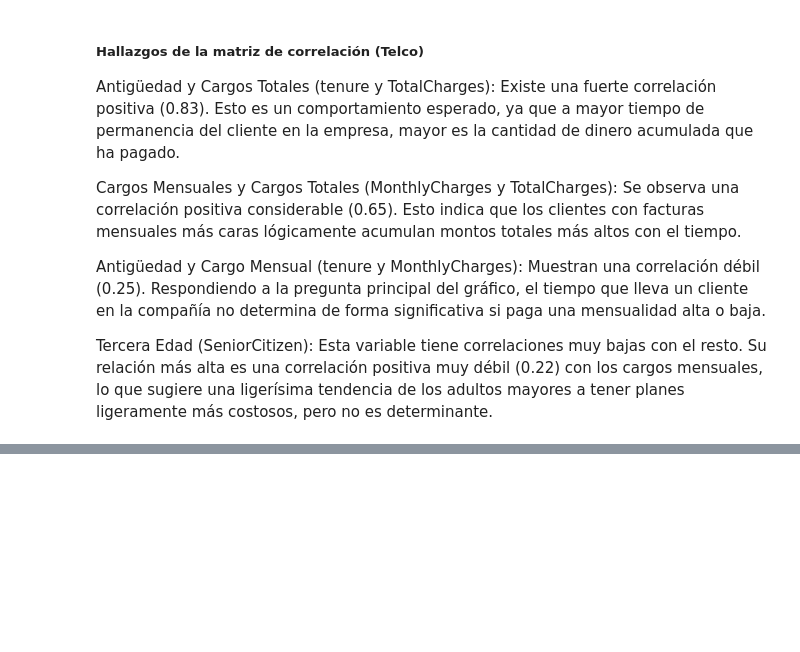
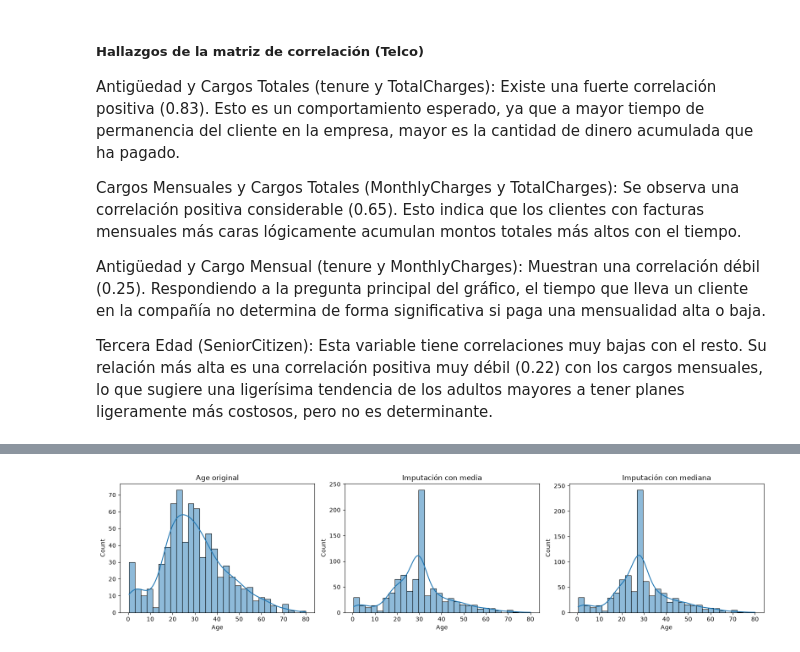
Before and after one commit to IanRey692/IA, a Jupyter notebook: P2/notebooks/EDA_Limpieza.ipynb, the cells around one changed output, grey strips where cells are left out. Cells and saved outputs as stored; diff of their text form; code cells hidden in the pictures; blank space fills up the shorter version.

```diff
--- a/P2/notebooks/EDA_Limpieza.ipynb
+++ b/P2/notebooks/EDA_Limpieza.ipynb
@@ -490,0 +539,11 @@ Tercera Edad (SeniorCitizen): Esta variable tiene correlaciones muy bajas con el
+# %%
+titanic_A = df_titanic.copy()
+titanic_B = df_titanic.copy()
+
+media_age = df_titanic['Age'].mean()
+mediana_age = df_titanic['Age'].median()
+moda_embarked = df_titanic['Embarked'].mode()[0]
+
+print(f"Media de Age: {media_age:.2f}")
+print(f"Mediana de Age: {mediana_age:.2f}")
+print(f"Moda de Embarked: {moda_embarked}")
@@ -490,0 +556,8 @@ Tercera Edad (SeniorCitizen): Esta variable tiene correlaciones muy bajas con el
+# %%
+# Indicadores de ausencia
+
+titanic_A['Age_missing'] = titanic_A['Age'].isna().astype(int)
+titanic_A['Embarked_missing'] = titanic_A['Embarked'].isna().astype(int)
+
+titanic_B['Age_missing'] = titanic_B['Age'].isna().astype(int)
+titanic_B['Embarked_missing'] = titanic_B['Embarked'].isna().astype(int)
@@ -490,0 +566,10 @@ Tercera Edad (SeniorCitizen): Esta variable tiene correlaciones muy bajas con el
+# %%
+# Estrategia A: media y moda
+
+titanic_A['Age'] = titanic_A['Age'].fillna(media_age)
+titanic_A['Embarked'] = titanic_A['Embarked'].fillna(moda_embarked)
+
+# Estrategia B: mediana y Desconocido
+
+titanic_B['Age'] = titanic_B['Age'].fillna(mediana_age)
+titanic_B['Embarked'] = titanic_B['Embarked'].fillna('Desconocido')
@@ -490,0 +628,16 @@ Tercera Edad (SeniorCitizen): Esta variable tiene correlaciones muy bajas con el
+# %%
+fig, axes = plt.subplots(1, 3, figsize=(16, 4))
+
+sns.histplot(df_titanic['Age'], bins=30, kde=True, ax=axes[0])
+axes[0].set_title('Age original')
+
+sns.histplot(titanic_A['Age'], bins=30, kde=True, ax=axes[1])
+axes[1].set_title('Imputación con media')
+
+sns.histplot(titanic_B['Age'], bins=30, kde=True, ax=axes[2])
+axes[2].set_title('Imputación con mediana')
+
+plt.tight_layout()
+plt.show()
+# %% [output]
+[figure, added]
```
Also changed, not shown: parts of 45 cells of this notebook.
